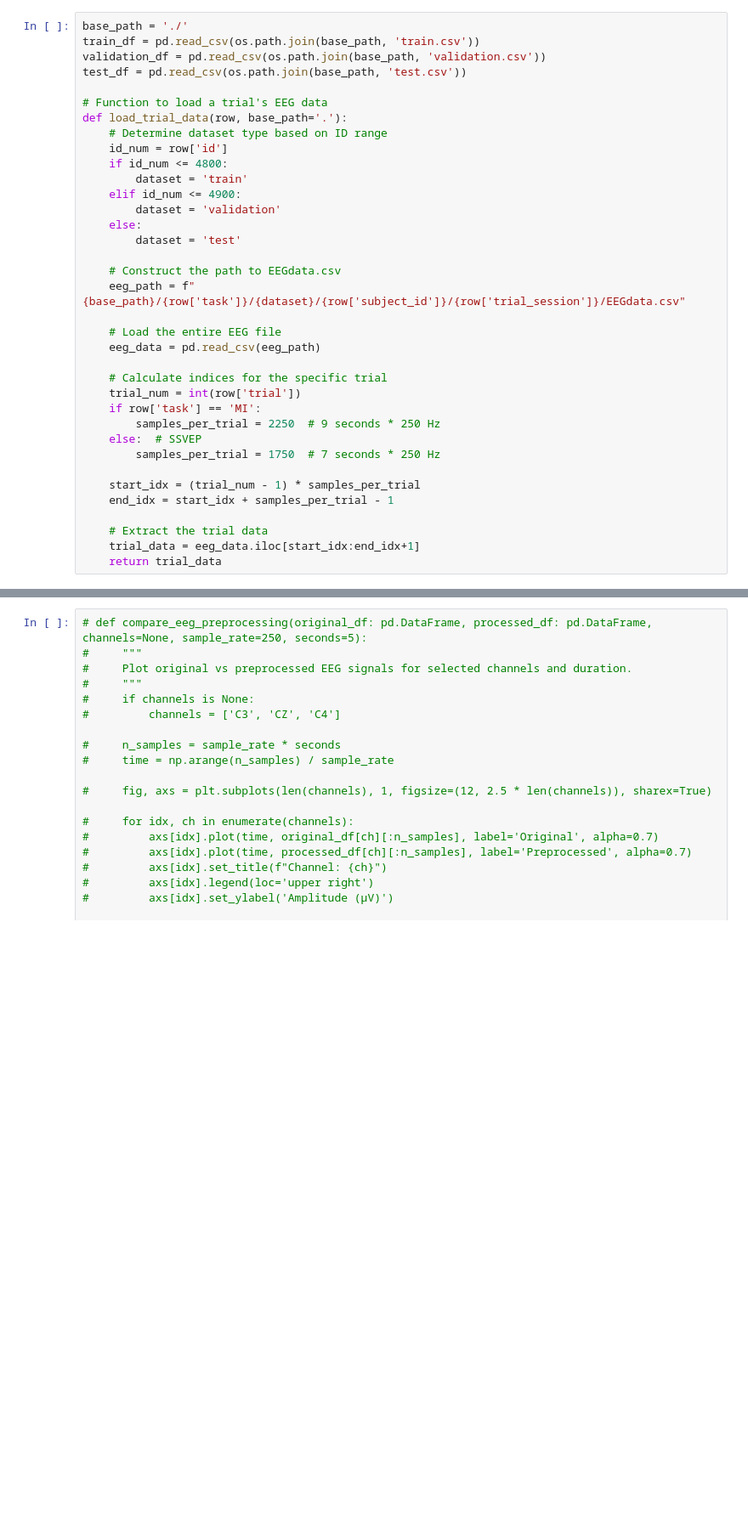
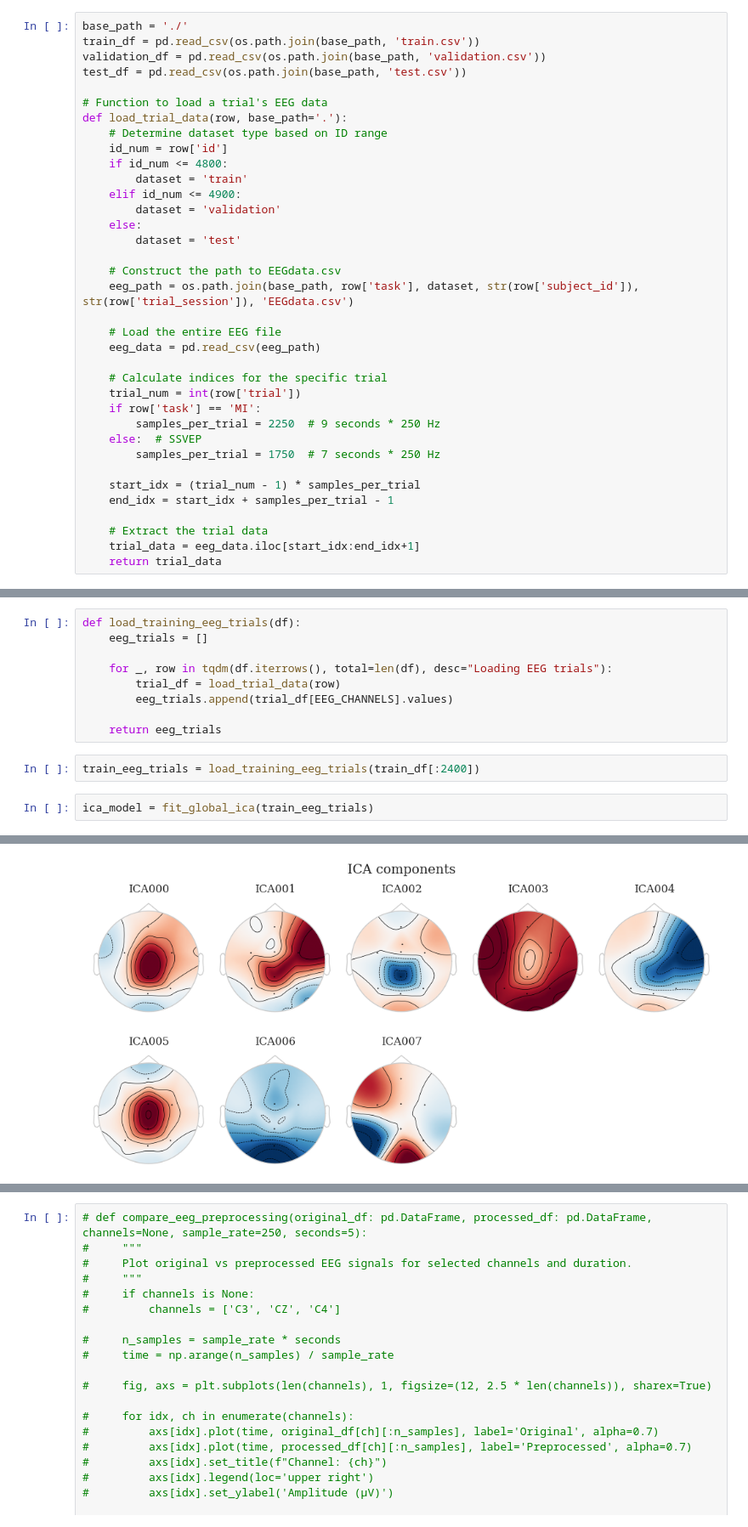
Before and after one commit to mohameddhussien/MTC-AIC3, a Jupyter notebook: mtc-aic-competition-notebook.ipynb, the cells around one changed output, grey strips where cells are left out. Shown at 85% size. Saved outputs shown, nothing was run; the diff lists cells and outputs as text; blank space fills up the shorter version.

```diff
--- a/mtc-aic-competition-notebook.ipynb
+++ b/mtc-aic-competition-notebook.ipynb
@@ -39,7 +46,7 @@ def load_trial_data(row, base_path='.'):
         dataset = 'test'
 
     # Construct the path to EEGdata.csv
-    eeg_path = f"{base_path}/{row['task']}/{dataset}/{row['subject_id']}/{row['trial_session']}/EEGdata.csv"
+    eeg_path = os.path.join(base_path, row['task'], dataset, str(row['subject_id']), str(row['trial_session']), 'EEGdata.csv')
 
     # Load the entire EEG file
     eeg_data = pd.read_csv(eeg_path)
@@ -109,0 +138,14 @@ def preprocess_trial(trial_df: pd.DataFrame, transform_only=False) -> pd.DataFra
+# %%
+def load_training_eeg_trials(df):
+    eeg_trials = []
+
+    for _, row in tqdm(df.iterrows(), total=len(df), desc="Loading EEG trials"):
+        trial_df = load_trial_data(row)
+        eeg_trials.append(trial_df[EEG_CHANNELS].values)
+
+    return eeg_trials
+# %%
+train_eeg_trials = load_training_eeg_trials(train_df[:2400])
+# %%
+ica_model = fit_global_ica(train_eeg_trials)
+# %% [output]
@@ -109,0 +158 @@ def preprocess_trial(trial_df: pd.DataFrame, transform_only=False) -> pd.DataFra
+[figure, added]
```
Also changed, not shown: parts of 36 cells of this notebook, 2 other files.
